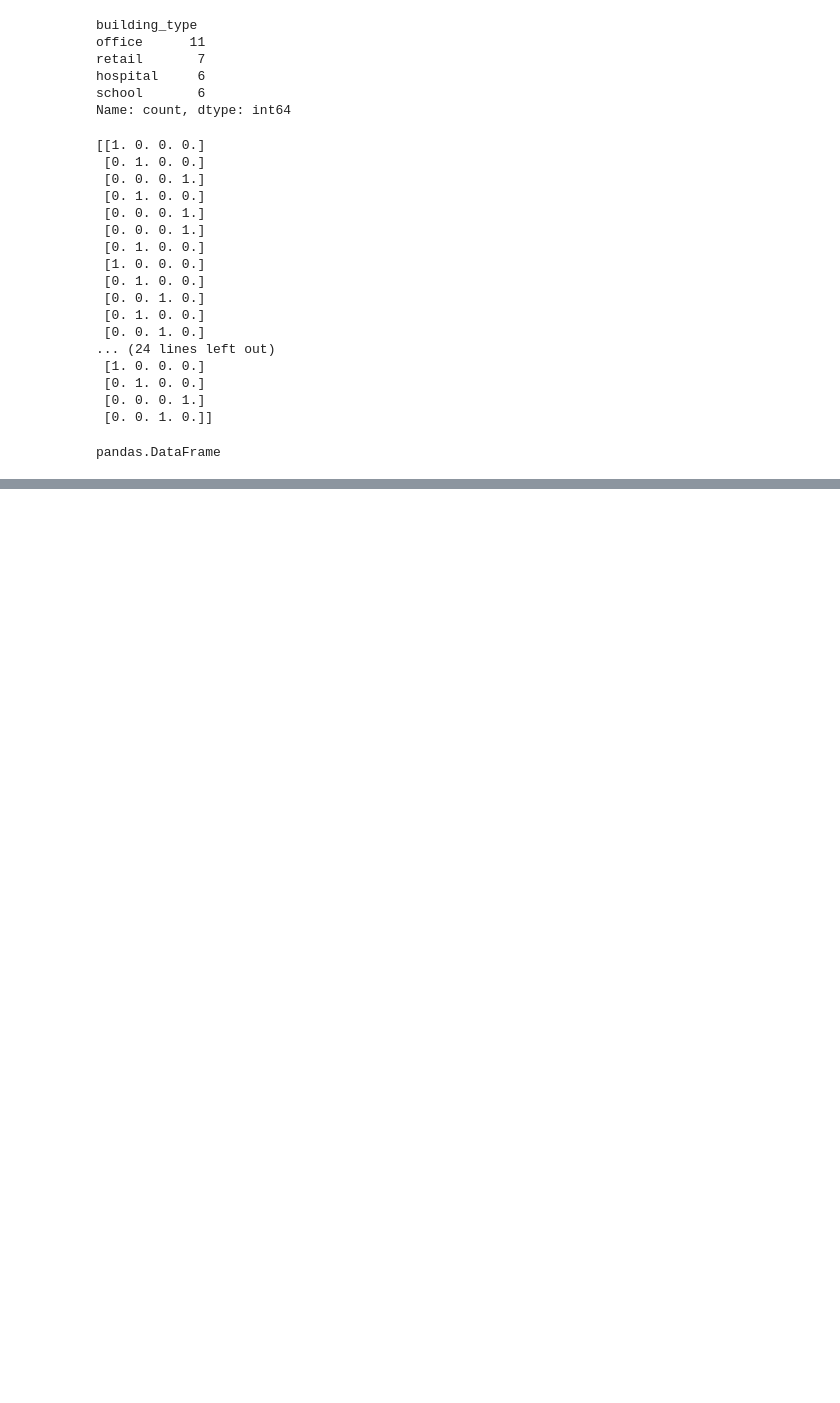
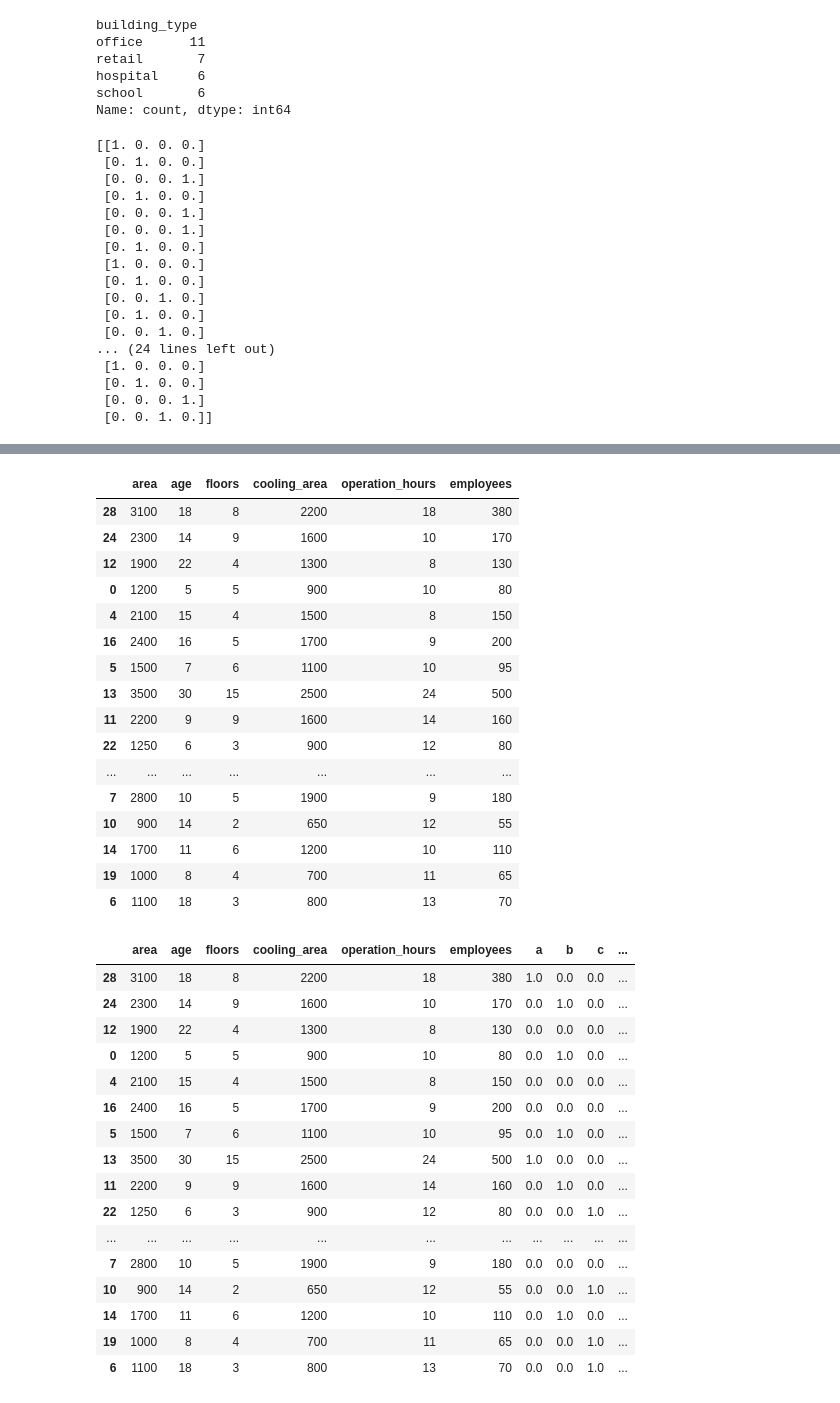
Before and after one commit to KaiLynn99/machine-learning, a Jupyter notebook: Day.73/회귀모델_연습문제1.ipynb, the cells around one changed output, grey strips where cells are left out. Cells and saved outputs as stored; diff of their text form; code cells hidden in the pictures; blank space fills up the shorter version.

```diff
--- a/Day.73/회귀모델_연습문제1.ipynb
+++ b/Day.73/회귀모델_연습문제1.ipynb
@@ -315,6 +320,18 @@ print(X_test_cat)
  [0. 0. 0. 1.]
  [0. 0. 1. 0.]]
 # %%
-# X에 building_type열을 삭제 후 원핫인코딩 결과(4열) 합치기
+# X_train_cat이 ndarry타입이다 -> DF타입으로 변경 Why? pd.concat([df1, df2])함수를 사용하기 위해
+
+# concat은 같은 인덱스끼리 열결합 -> 생성되는 X_train_cat_df 인덱스를 X_train의 인덱스와 동일하게
+X_train_cat_df = pd.DataFrame(X_train_cat, index=X_train.index, columns=['a', 'b', 'c', 'd'])
+display(X_train_cat_df)
+
+# building type 열 drop
+X_train_drop = X_train.drop('building_type', axis=1)
+display(X_train_drop)
+
+
+# X_train_drop + X_train_cat_df
+X_train_encoded = pd.concat([X_train_drop, X_train_cat_df], axis=1)
+display(X_train_encoded)
 # %% [output]
-pandas.DataFrame
@@ -320,0 +355,34 @@ pandas.DataFrame
+|  | area | age | floors | cooling_area | operation_hours | employees |
+| 28 | 3100 | 18 | 8 | 2200 | 18 | 380 |
+| 24 | 2300 | 14 | 9 | 1600 | 10 | 170 |
+| 12 | 1900 | 22 | 4 | 1300 | 8 | 130 |
+| 0 | 1200 | 5 | 5 | 900 | 10 | 80 |
+| 4 | 2100 | 15 | 4 | 1500 | 8 | 150 |
+| 16 | 2400 | 16 | 5 | 1700 | 9 | 200 |
+| 5 | 1500 | 7 | 6 | 1100 | 10 | 95 |
+| 13 | 3500 | 30 | 15 | 2500 | 24 | 500 |
+| 11 | 2200 | 9 | 9 | 1600 | 14 | 160 |
+| 22 | 1250 | 6 | 3 | 900 | 12 | 80 |
+| ... | ... | ... | ... | ... | ... | ... |
+| 7 | 2800 | 10 | 5 | 1900 | 9 | 180 |
+| 10 | 900 | 14 | 2 | 650 | 12 | 55 |
+| 14 | 1700 | 11 | 6 | 1200 | 10 | 110 |
+| 19 | 1000 | 8 | 4 | 700 | 11 | 65 |
+| 6 | 1100 | 18 | 3 | 800 | 13 | 70 |
+|  | area | age | floors | cooling_area | operation_hours | employees | a | b | c | ... |
+| 28 | 3100 | 18 | 8 | 2200 | 18 | 380 | 1.0 | 0.0 | 0.0 | ... |
+| 24 | 2300 | 14 | 9 | 1600 | 10 | 170 | 0.0 | 1.0 | 0.0 | ... |
+| 12 | 1900 | 22 | 4 | 1300 | 8 | 130 | 0.0 | 0.0 | 0.0 | ... |
+| 0 | 1200 | 5 | 5 | 900 | 10 | 80 | 0.0 | 1.0 | 0.0 | ... |
+| 4 | 2100 | 15 | 4 | 1500 | 8 | 150 | 0.0 | 0.0 | 0.0 | ... |
+| 16 | 2400 | 16 | 5 | 1700 | 9 | 200 | 0.0 | 0.0 | 0.0 | ... |
+| 5 | 1500 | 7 | 6 | 1100 | 10 | 95 | 0.0 | 1.0 | 0.0 | ... |
+| 13 | 3500 | 30 | 15 | 2500 | 24 | 500 | 1.0 | 0.0 | 0.0 | ... |
+| 11 | 2200 | 9 | 9 | 1600 | 14 | 160 | 0.0 | 1.0 | 0.0 | ... |
+| 22 | 1250 | 6 | 3 | 900 | 12 | 80 | 0.0 | 0.0 | 1.0 | ... |
+| ... | ... | ... | ... | ... | ... | ... | ... | ... | ... | ... |
+| 7 | 2800 | 10 | 5 | 1900 | 9 | 180 | 0.0 | 0.0 | 0.0 | ... |
+| 10 | 900 | 14 | 2 | 650 | 12 | 55 | 0.0 | 0.0 | 1.0 | ... |
+| 14 | 1700 | 11 | 6 | 1200 | 10 | 110 | 0.0 | 1.0 | 0.0 | ... |
+| 19 | 1000 | 8 | 4 | 700 | 11 | 65 | 0.0 | 0.0 | 1.0 | ... |
+| 6 | 1100 | 18 | 3 | 800 | 13 | 70 | 0.0 | 0.0 | 1.0 | ... |
```
Also changed, not shown: parts of 8 cells of this notebook.
